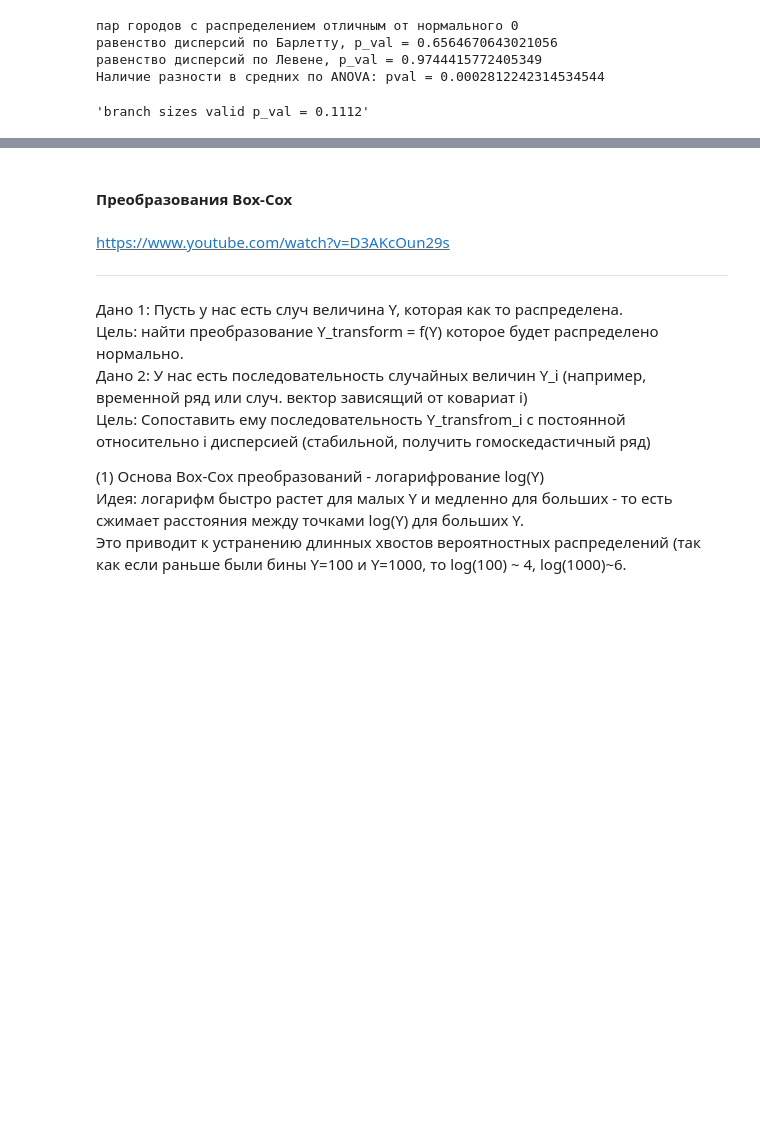
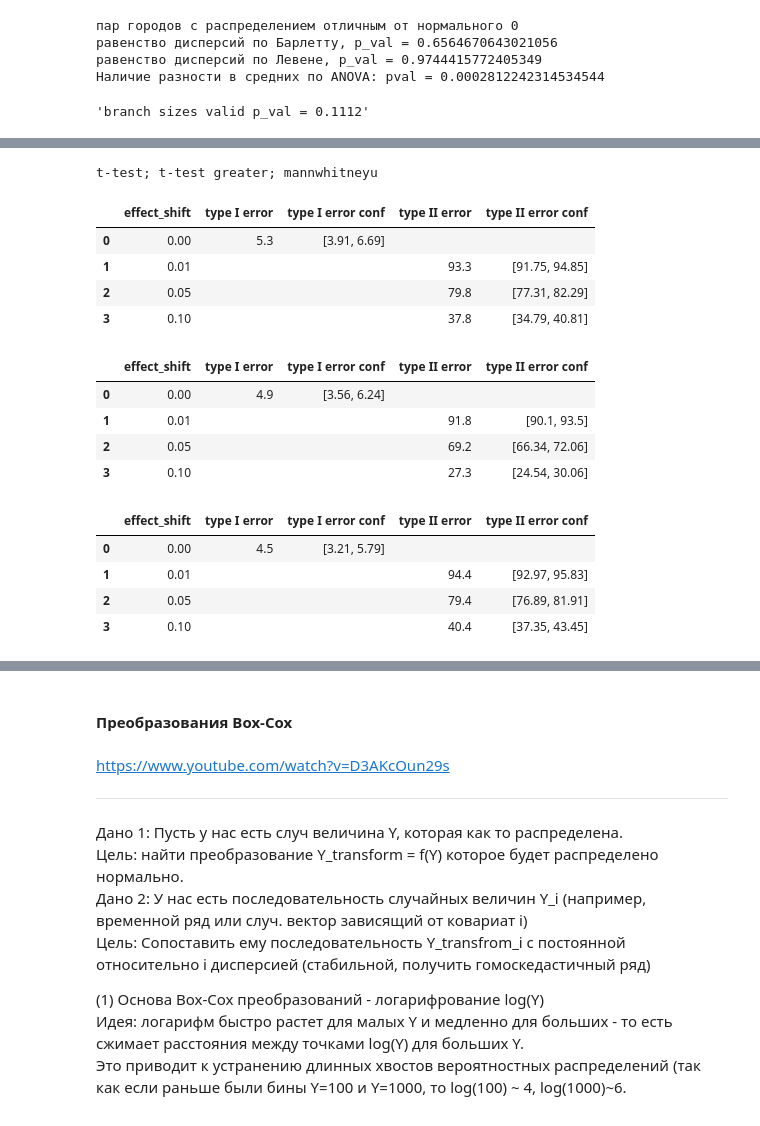
Before and after one commit to gavrevnik/analytics_tools, a Jupyter notebook: Статистика.ipynb, the cells around one changed output, grey strips where cells are left out. Drawn from its saved outputs; the diff is of its cells as text; code cells hidden in the pictures; blank space fills up the shorter version.

```diff
--- a/Статистика.ipynb
+++ b/Статистика.ipynb
@@ -443,0 +485,23 @@ ht.check_branch_balance(real)
+# %%
+print('t-test; t-test greater; mannwhitneyu')
+df1 = ht.simulate_test(stat_test_ttest, metric_size = 1000, metric_dist = 'normal', effect_range=[0, 0.01, 0.05, 0.1], metric_cnt = 2, iter_cnt = 1000)
+df2 = ht.simulate_test(stat_test_ttest_greater, metric_size = 1000, metric_dist = 'normal', effect_range=[0, 0.01, 0.05, 0.1], metric_cnt = 2, iter_cnt = 1000)
+df3 = ht.simulate_test(stat_test_mannwhitneyu, metric_size = 1000, metric_dist = 'normal', effect_range=[0, 0.01, 0.05, 0.1], metric_cnt = 2, iter_cnt = 1000)
+eda.display_df([df1, df2, df3])
+# %% [output]
+t-test; t-test greater; mannwhitneyu
+|  | effect_shift | type I error | type I error conf | type II error | type II error conf |
+| 0 | 0.00 | 5.3 | [3.91, 6.69] |  |  |
+| 1 | 0.01 |  |  | 93.3 | [91.75, 94.85] |
+| 2 | 0.05 |  |  | 79.8 | [77.31, 82.29] |
+| 3 | 0.10 |  |  | 37.8 | [34.79, 40.81] |
+|  | effect_shift | type I error | type I error conf | type II error | type II error conf |
+| 0 | 0.00 | 4.9 | [3.56, 6.24] |  |  |
+| 1 | 0.01 |  |  | 91.8 | [90.1, 93.5] |
+| 2 | 0.05 |  |  | 69.2 | [66.34, 72.06] |
+| 3 | 0.10 |  |  | 27.3 | [24.54, 30.06] |
+|  | effect_shift | type I error | type I error conf | type II error | type II error conf |
+| 0 | 0.00 | 4.5 | [3.21, 5.79] |  |  |
+| 1 | 0.01 |  |  | 94.4 | [92.97, 95.83] |
+| 2 | 0.05 |  |  | 79.4 | [76.89, 81.91] |
+| 3 | 0.10 |  |  | 40.4 | [37.35, 43.45] |
```
Also changed, not shown: parts of 8 cells of this notebook, 2 other files.
